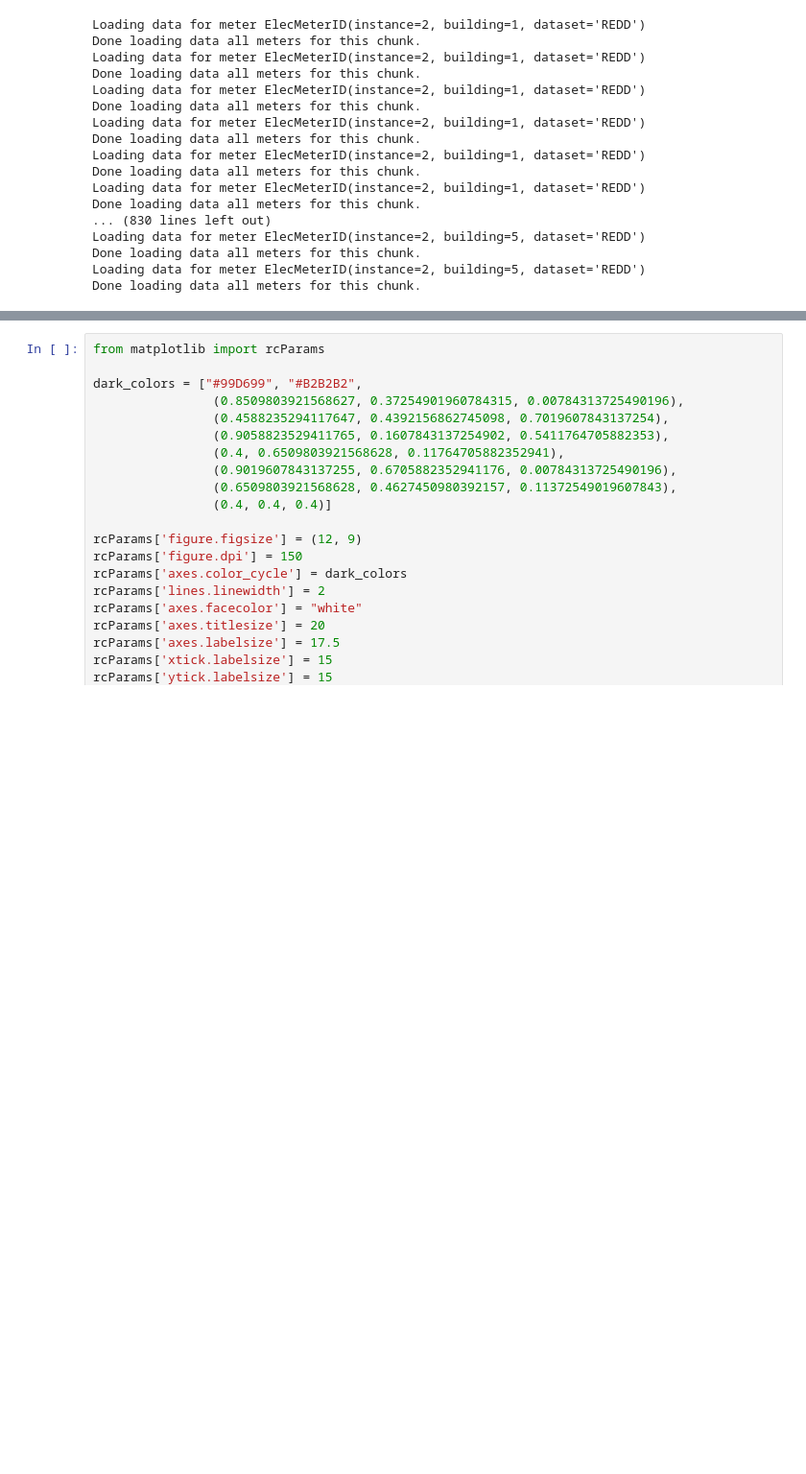
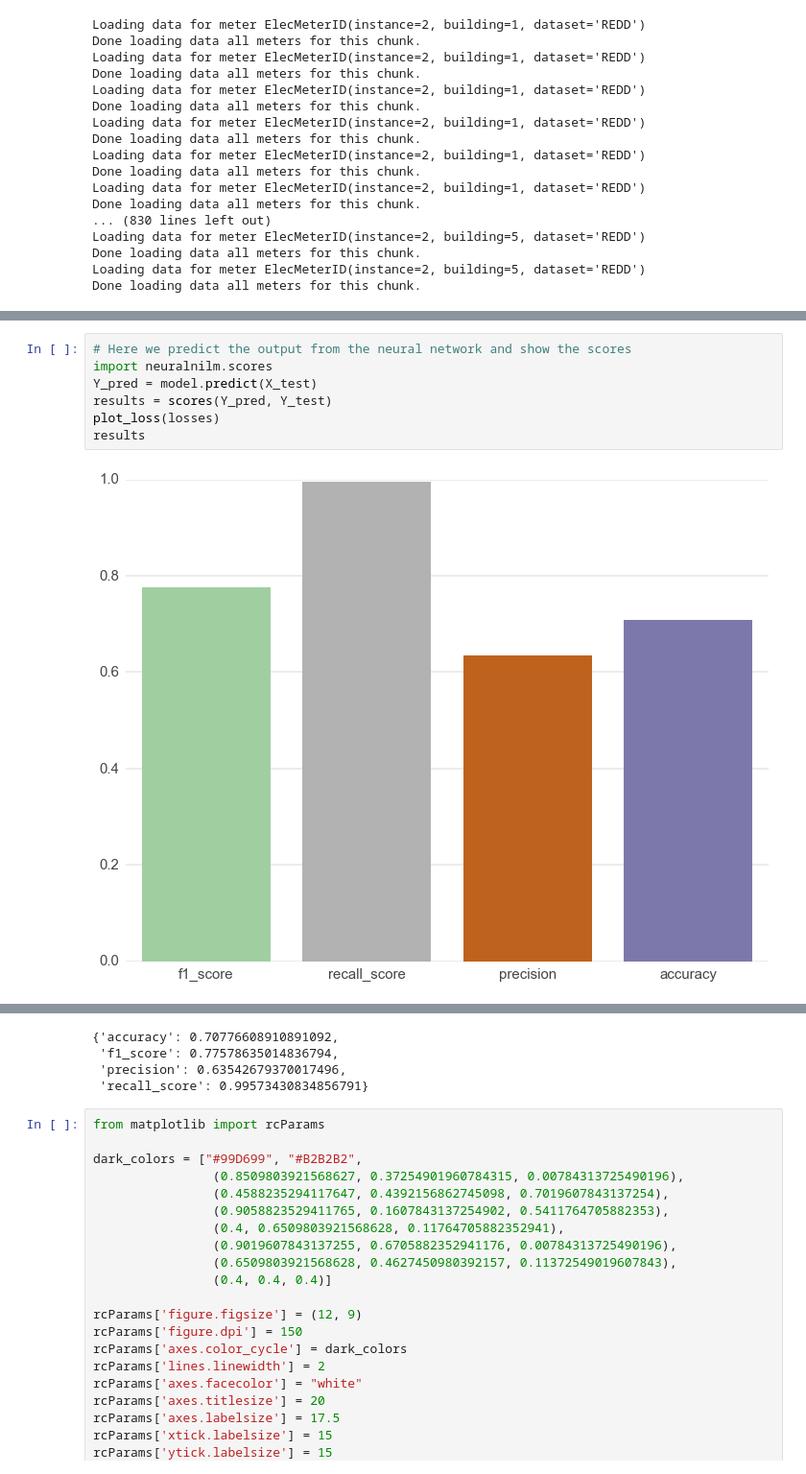
Before and after one commit to serenidpity/neuralnilm, a Jupyter notebook: Check_results_from_gpu_trained_model.ipynb, the cells around one changed output, grey strips where cells are left out. Shown at 96% size. Cells and saved outputs as stored; diff of their text form; blank space fills up the shorter version.

```diff
--- a/Check_results_from_gpu_trained_model.ipynb
+++ b/Check_results_from_gpu_trained_model.ipynb
@@ -239,0 +251,9 @@ accuracy: 0.697246287129
+# %%
+# Here we predict the output from the neural network and show the scores
+import neuralnilm.scores
+Y_pred = model.predict(X_test)
+results = scores(Y_pred, Y_test)
+plot_loss(losses)
+results
+# %% [output]
+[figure, added]
@@ -240,3 +261,7 @@ accuracy: 0.697246287129
+{'accuracy': 0.70776608910891092,
+ 'f1_score': 0.77578635014836794,
+ 'precision': 0.63542679370017496,
+ 'recall_score': 0.99573430834856791}
 # %%
 from matplotlib import rcParams
 
```
Also changed, not shown: parts of 14 cells of this notebook.
